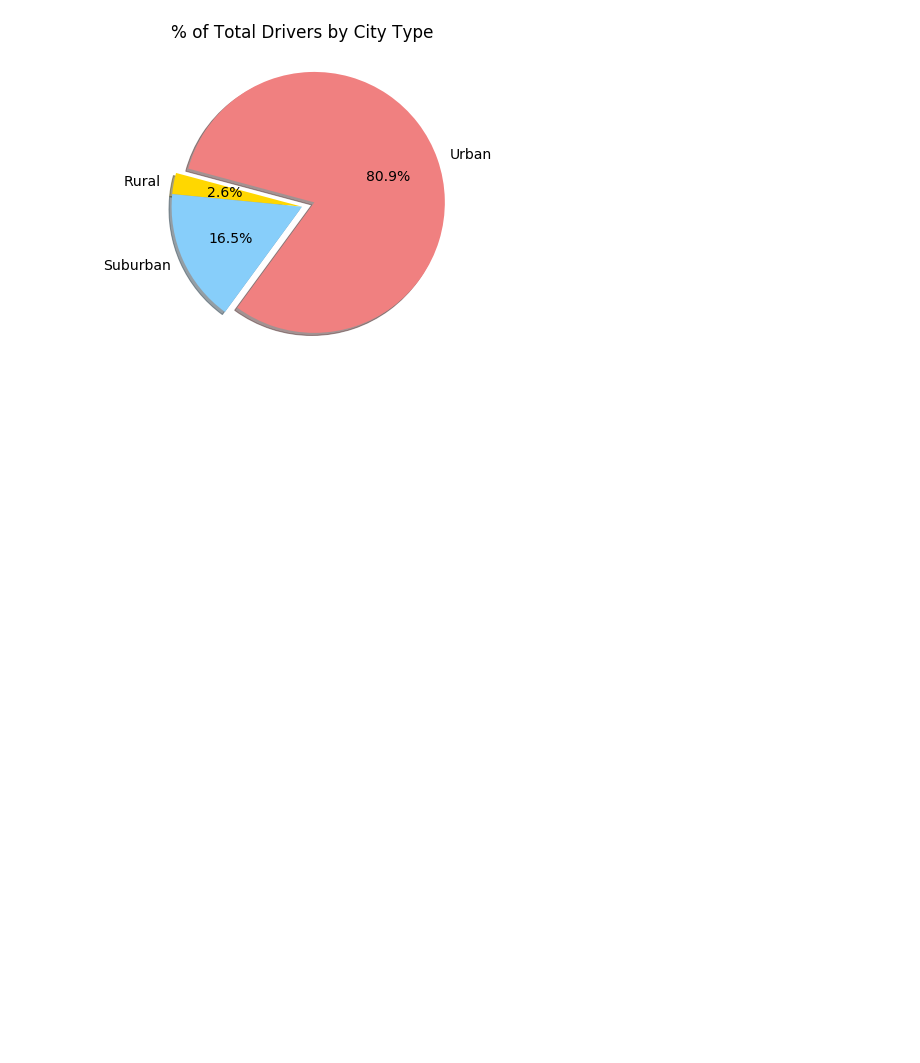
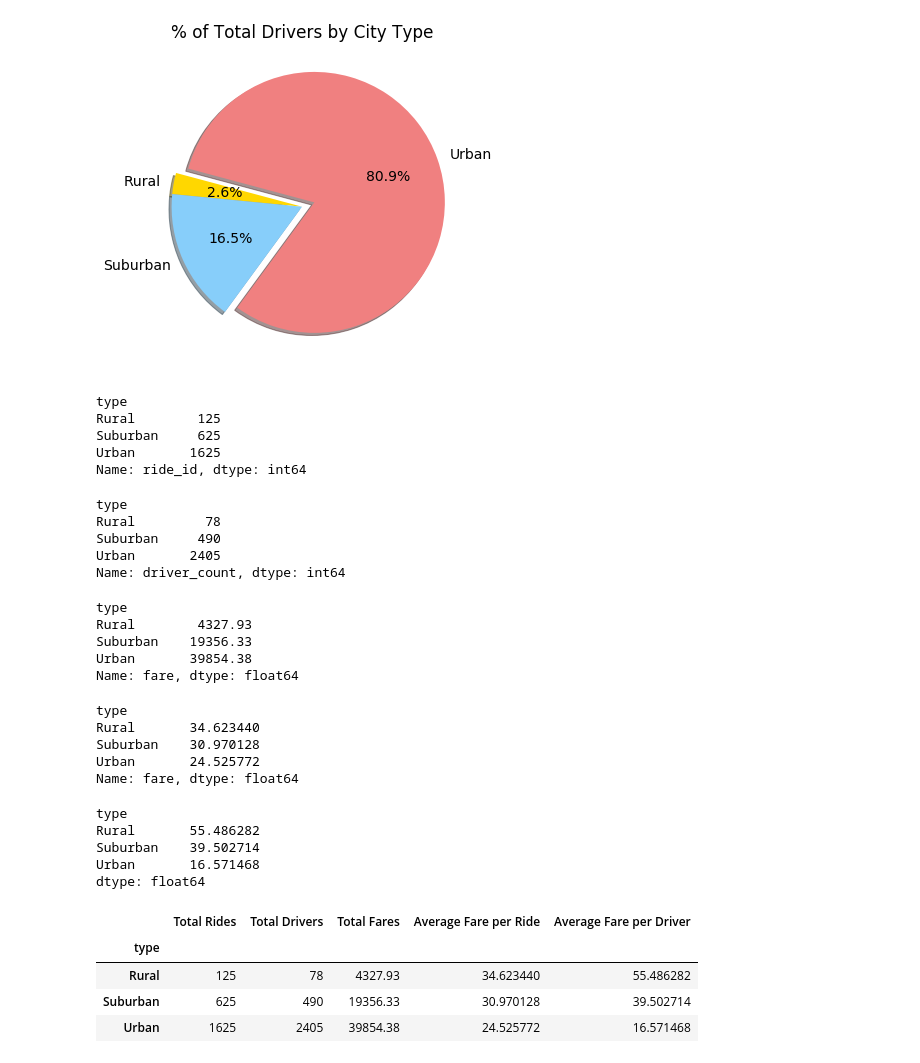
Before and after one commit to jtwalker126/PyBer_Analysis, a Jupyter notebook: PyBer.ipynb, the cells around one changed output. Saved outputs shown, nothing was run; the diff lists cells and outputs as text; code cells hidden in the pictures; blank space fills up the shorter version.

```diff
--- a/PyBer.ipynb
+++ b/PyBer.ipynb
@@ -894,3 +894,64 @@ plt.savefig("analysis/Fig7.png")
 plt.show()
 # %% [output]
 [figure]
+# %%
+# calculate total rides by type
+total_rides_type = pyber_data_df.groupby(["type"]).count()["ride_id"]
+total_rides_type
+# %% [output]
+type
+Rural        125
+Suburban     625
+Urban       1625
+Name: ride_id, dtype: int64
+# %%
+#calculate total drivers by type
+total_drivers_type = city_data_df.groupby(["type"]).sum()["driver_count"]
+total_drivers_type
+# %% [output]
+type
+Rural         78
+Suburban     490
+Urban       2405
+Name: driver_count, dtype: int64
+# %%
+#calculate total fares by type
+total_fares_type = pyber_data_df.groupby(["type"]).sum()["fare"]
+total_fares_type
+# %% [output]
+type
+Rural        4327.93
+Suburban    19356.33
+Urban       39854.38
+Name: fare, dtype: float64
+# %%
+# calculate average fare per ride
+average_fare_ride_type = pyber_data_df.groupby(["type"]).mean()["fare"]
+average_fare_ride_type
+# %% [output]
+type
+Rural       34.623440
+Suburban    30.970128
+Urban       24.525772
+Name: fare, dtype: float64
+# %%
+# calculate average fare per driver
+average_fare_driver_type = (pyber_data_df.groupby(["type"]).sum()["fare"]) / (city_data_df.groupby(["type"]).sum()["driver_count"])
+average_fare_driver_type
+# %% [output]
+type
+Rural       55.486282
+Suburban    39.502714
+Urban       16.571468
+dtype: float64
+# %%
+# create summary data frame
+summary_df = {"Total Rides":total_rides_type, "Total Drivers":total_drivers_type, "Total Fares":total_fares_type, "Average Fare per Ride": average_fare_ride_type, "Average Fare per Driver": average_fare_driver_type}
+summary_df = pd.DataFrame(summary_df)
+summary_df
+# %% [output]
+|  | Total Rides | Total Drivers | Total Fares | Average Fare per Ride | Average Fare per Driver |
+| type |  |  |  |  |  |
+| Rural | 125 | 78 | 4327.93 | 34.623440 | 55.486282 |
+| Suburban | 625 | 490 | 19356.33 | 30.970128 | 39.502714 |
+| Urban | 1625 | 2405 | 39854.38 | 24.525772 | 16.571468 |
```
Also changed, not shown: parts of 12 cells of this notebook, 1 other file.
